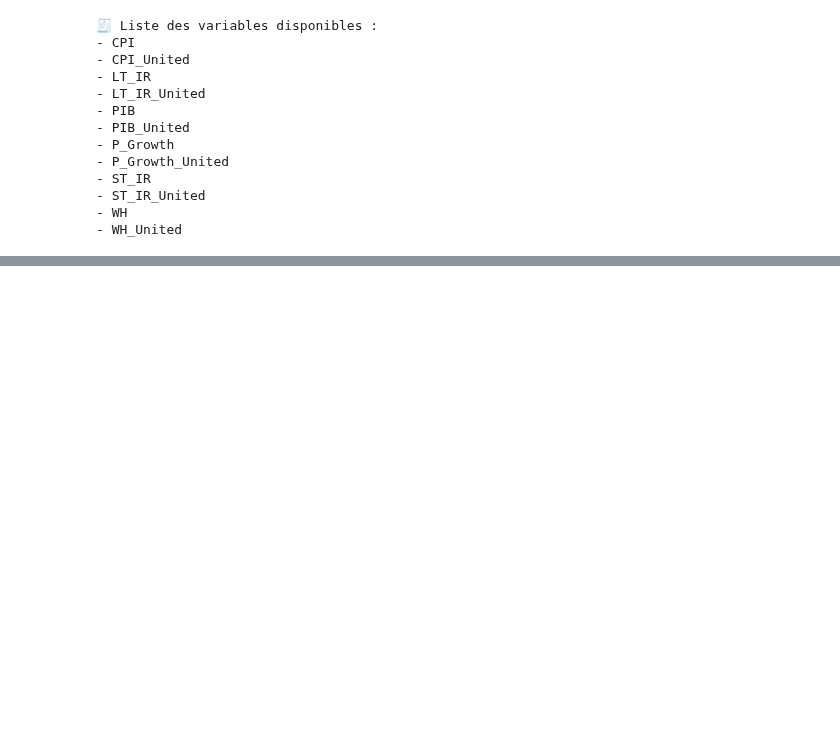
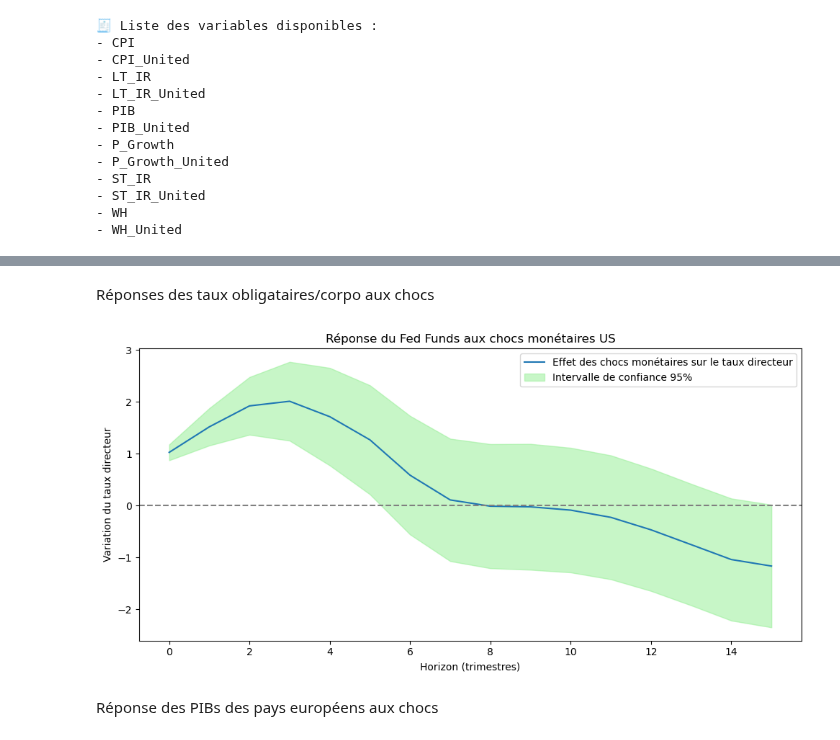
Before and after one commit to enriquealarcon01/Stat-App, a Jupyter notebook: modèle/modèle US.ipynb, the cells around one changed output, grey strips where cells are left out. Cells and saved outputs as stored; diff of their text form; code cells hidden in the pictures; blank space fills up the shorter version.

Commit message:
ajout des IRF (encore problèmes)

```diff
--- a/modèle/modèle US.ipynb
+++ b/modèle/modèle US.ipynb
@@ -518,3 +604,63 @@ for var in valeurs_variable:
+# %% [markdown]
+Réponses des taux obligataires/corpo aux chocs
+# %%
+# Horizon maximal
+H = 15  # trimestres
+
+# Stockage des résultats
+betas = []
+conf_ints = []
+
+# Boucle sur chaque horizon h
+for h in range(H + 1):
+    df = data_US_clean.copy()
+
+    # Ajouter les lags du taux directeur
+    for lag in range(1, 5):
+        df[f'rate_lag{lag}'] = df['Policy rate'].shift(lag)
+
+    # Tendance quadratique
+    df['trend'] = range(len(df))
+    df['trend_sq'] = df['trend'] ** 2
+
+    # Variable dépendante : taux directeur à horizon h
+    df[f'rate_lead{h}'] = df['Policy rate'].shift(-h)
+
+    # Nettoyage
+    df_model = df.dropna(subset=[f'rate_lead{h}', 'monetary_shocks',
+                                 'rate_lag1', 'rate_lag2', 'rate_lag3', 'rate_lag4'])
+
+    Y = df_model[f'rate_lead{h}']
+    X = df_model[['monetary_shocks', 'rate_lag1', 'rate_lag2', 'rate_lag3', 'rate_lag4', 'trend', 'trend_sq']]
+    X = sm.add_constant(X)
+
+    model = sm.OLS(Y, X).fit()
+
+    # Stockage
+    beta = model.params['monetary_shocks']
+    ci_lower, ci_upper = model.conf_int().loc['monetary_shocks']
+    betas.append(beta)
+    conf_ints.append((ci_lower, ci_upper))
+
+# Intervalle de confiance
+lower = [ci[0] for ci in conf_ints]
+upper = [ci[1] for ci in conf_ints]
+
+# Tracé
+plt.figure(figsize=(10, 5))
+plt.plot(range(H + 1), betas, label="Effet des chocs monétaires sur le taux directeur")
+plt.fill_between(range(H + 1), lower, upper, color='lightgreen', alpha=0.5, label="Intervalle de confiance 95%")
+plt.axhline(0, color='gray', linestyle='--')
+plt.title("Réponse du Fed Funds aux chocs monétaires US")
+plt.xlabel("Horizon (trimestres)")
+plt.ylabel("Variation du taux directeur")
+plt.legend()
+plt.tight_layout()
+plt.show()
+# %% [output]
+[figure, added]
+# %% [markdown]
+Réponse des PIBs des pays européens aux chocs
 # %%
 # --- 1. Préparer les chocs monétaires US ---
 chocs = data_US_clean[["monetary_shocks"]].reset_index().rename(columns={"date": "Time"})
```
Also changed, not shown: parts of 14 cells of this notebook, 2 other files.
